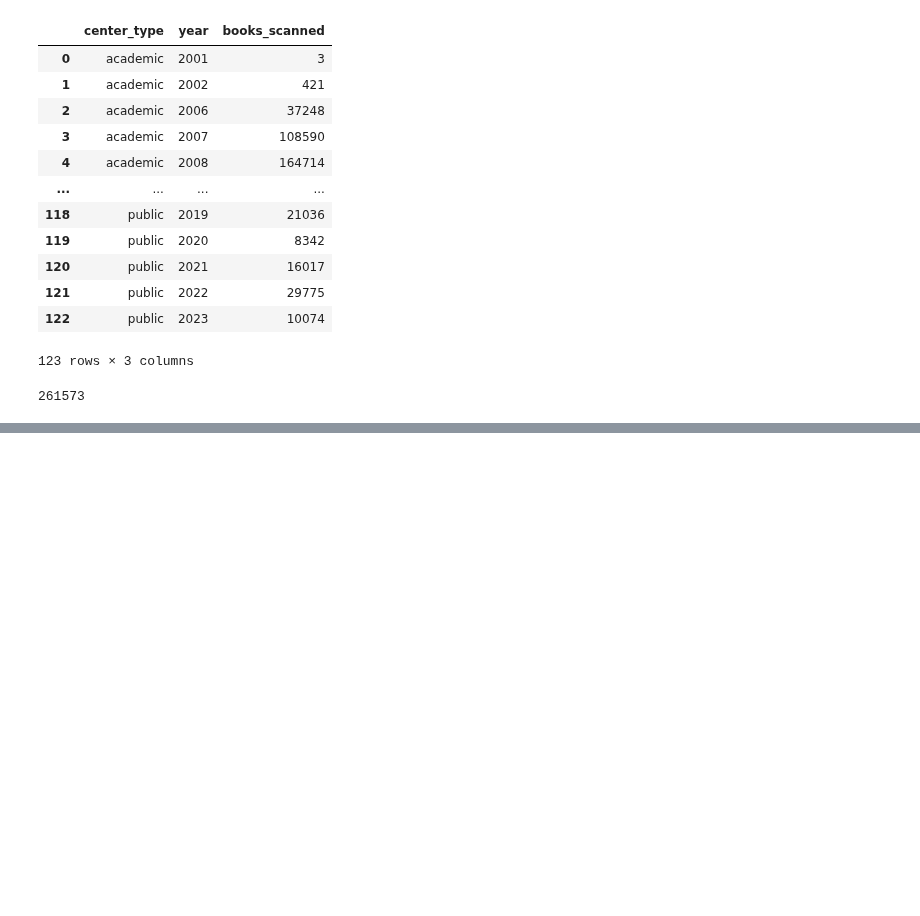
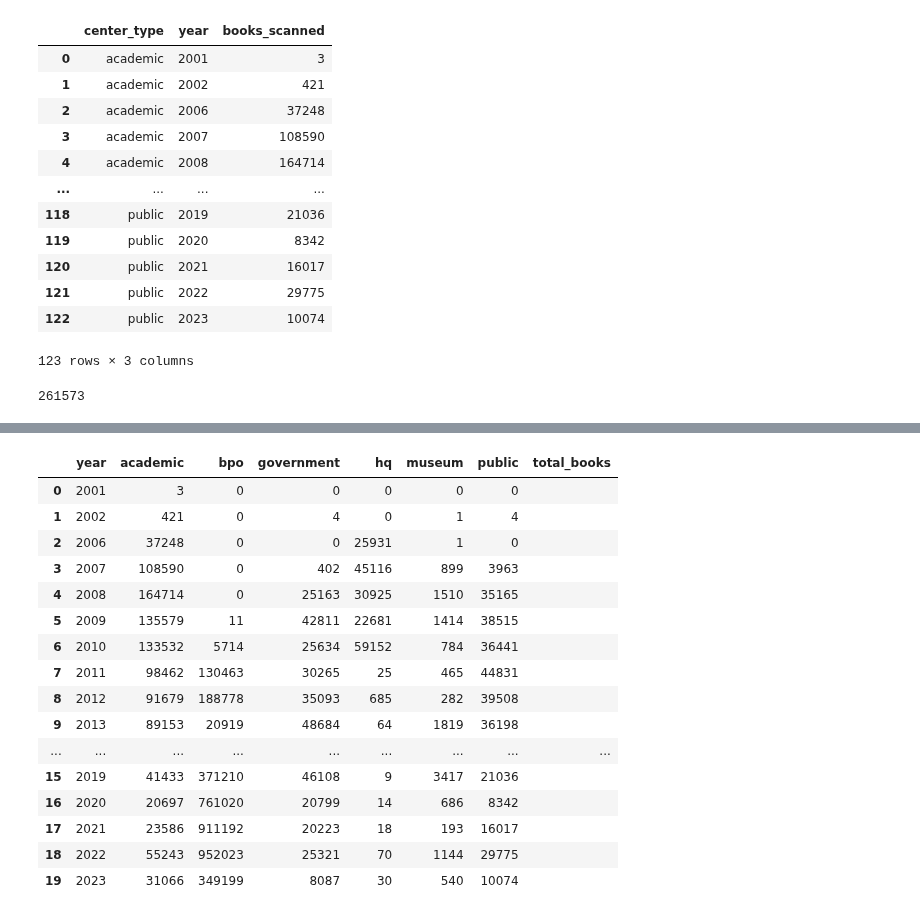
Before and after one commit to ers6/ia_scanning_labor_data, a Jupyter notebook: metadata-analysis/stats_for_debates_in_dh.ipynb, the cells around one changed output, grey strips where cells are left out. Saved outputs shown, nothing was run; the diff lists cells and outputs as text; code cells hidden in the pictures; blank space fills up the shorter version.

```diff
--- a/metadata-analysis/stats_for_debates_in_dh.ipynb
+++ b/metadata-analysis/stats_for_debates_in_dh.ipynb
@@ -81,0 +110,15 @@ scans_type_year.to_csv('')
+# %%
+def get_center_count(center_type, year):
+    try:
+        result = scans_type_year.loc[(scans_type_year['center_type'] == center_type) & (scans_type_year['year'] == year)].reset_index().to_dict()['books_scanned'][0]
+    except KeyError:
+        result = 0
+    return result
+
+
+def get_center_percent(center_type, year):
+    try:
+        result = scans_type_year.loc[(scans_type_year['center_type'] == center_type) & (scans_type_year['year'] == year)].reset_index().to_dict()['percent'][0]
+    except KeyError:
+        result = 0
+    return result
@@ -81,0 +129,21 @@ scans_type_year.to_csv('')
+# %%
+yearly_counts = []
+for this_year in the_years:
+    yearly_counts.append({'year': this_year,
+                         'academic': get_center_count('academic', this_year),
+                         'bpo': get_center_count('bpo', this_year),
+                         'government': get_center_count('government', this_year),
+                         'hq': get_center_count('hq', this_year),
+                         'museum': get_center_count('museum', this_year),
+                         'public': get_center_count('public', this_year),
+                         'total_books':""})
+
+yearly_percents = []
+for this_year in the_years:
+    yearly_percents.append({'year': this_year,
+                         'academic': get_center_percent('academic', this_year),
+                         'bpo': get_center_percent('bpo', this_year),
+                         'government': get_center_percent('government', this_year),
+                         'hq': get_center_percent('hq', this_year),
+                         'museum': get_center_percent('museum', this_year),
+                         'public': get_center_percent('public', this_year)})
@@ -81,0 +177,5 @@ scans_type_year.to_csv('')
+# %%
+
+
+yearly_counts_df = pd.DataFrame.from_records(yearly_counts)
+print(yearly_counts_df)
@@ -81,0 +222,20 @@ scans_type_year.to_csv('')
+# %%
+yearly_counts_df
+# %% [output]
+|  | year | academic | bpo | government | hq | museum | public | total_books |
+| 0 | 2001 | 3 | 0 | 0 | 0 | 0 | 0 |  |
+| 1 | 2002 | 421 | 0 | 4 | 0 | 1 | 4 |  |
+| 2 | 2006 | 37248 | 0 | 0 | 25931 | 1 | 0 |  |
+| 3 | 2007 | 108590 | 0 | 402 | 45116 | 899 | 3963 |  |
+| 4 | 2008 | 164714 | 0 | 25163 | 30925 | 1510 | 35165 |  |
+| 5 | 2009 | 135579 | 11 | 42811 | 22681 | 1414 | 38515 |  |
+| 6 | 2010 | 133532 | 5714 | 25634 | 59152 | 784 | 36441 |  |
+| 7 | 2011 | 98462 | 130463 | 30265 | 25 | 465 | 44831 |  |
+| 8 | 2012 | 91679 | 188778 | 35093 | 685 | 282 | 39508 |  |
+| 9 | 2013 | 89153 | 20919 | 48684 | 64 | 1819 | 36198 |  |
+| ... | ... | ... | ... | ... | ... | ... | ... | ... |
+| 15 | 2019 | 41433 | 371210 | 46108 | 9 | 3417 | 21036 |  |
+| 16 | 2020 | 20697 | 761020 | 20799 | 14 | 686 | 8342 |  |
+| 17 | 2021 | 23586 | 911192 | 20223 | 18 | 193 | 16017 |  |
+| 18 | 2022 | 55243 | 952023 | 25321 | 70 | 1144 | 29775 |  |
+| 19 | 2023 | 31066 | 349199 | 8087 | 30 | 540 | 10074 |  |
```
Also changed, not shown: parts of 11 cells of this notebook, 3 other files.
